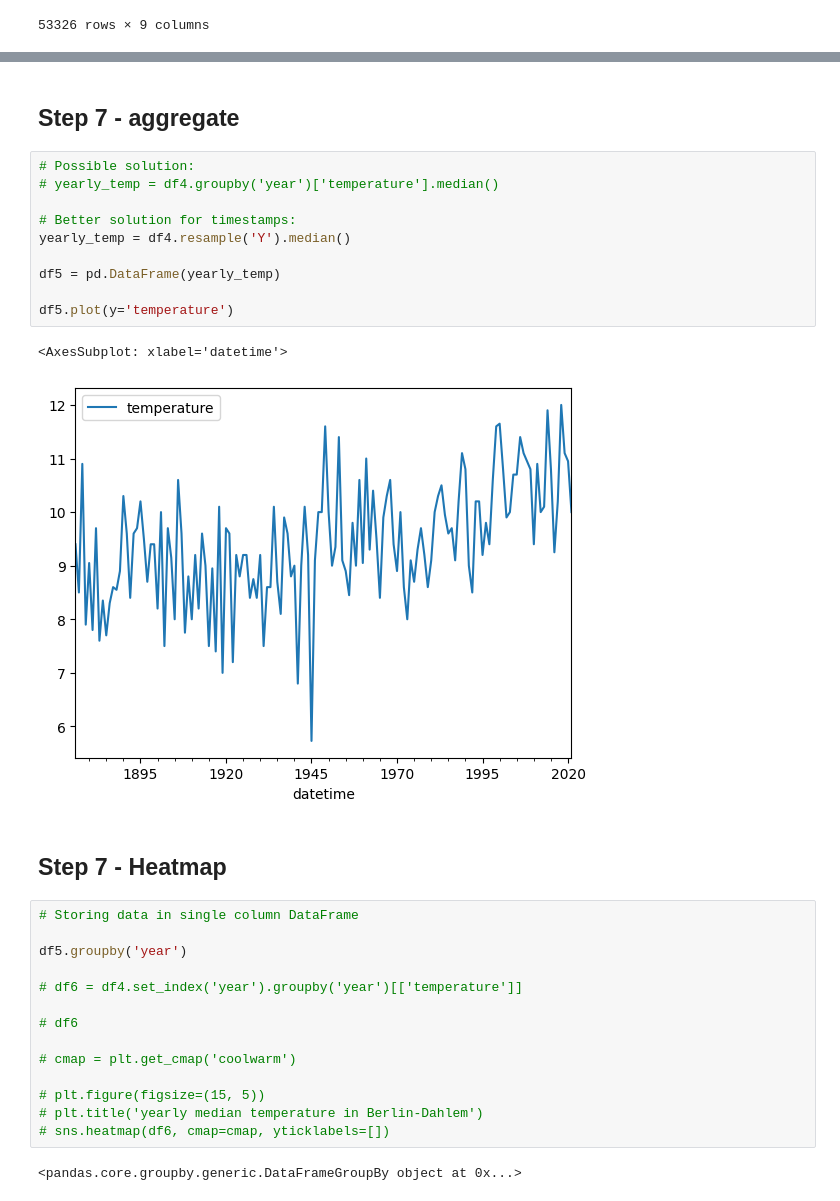
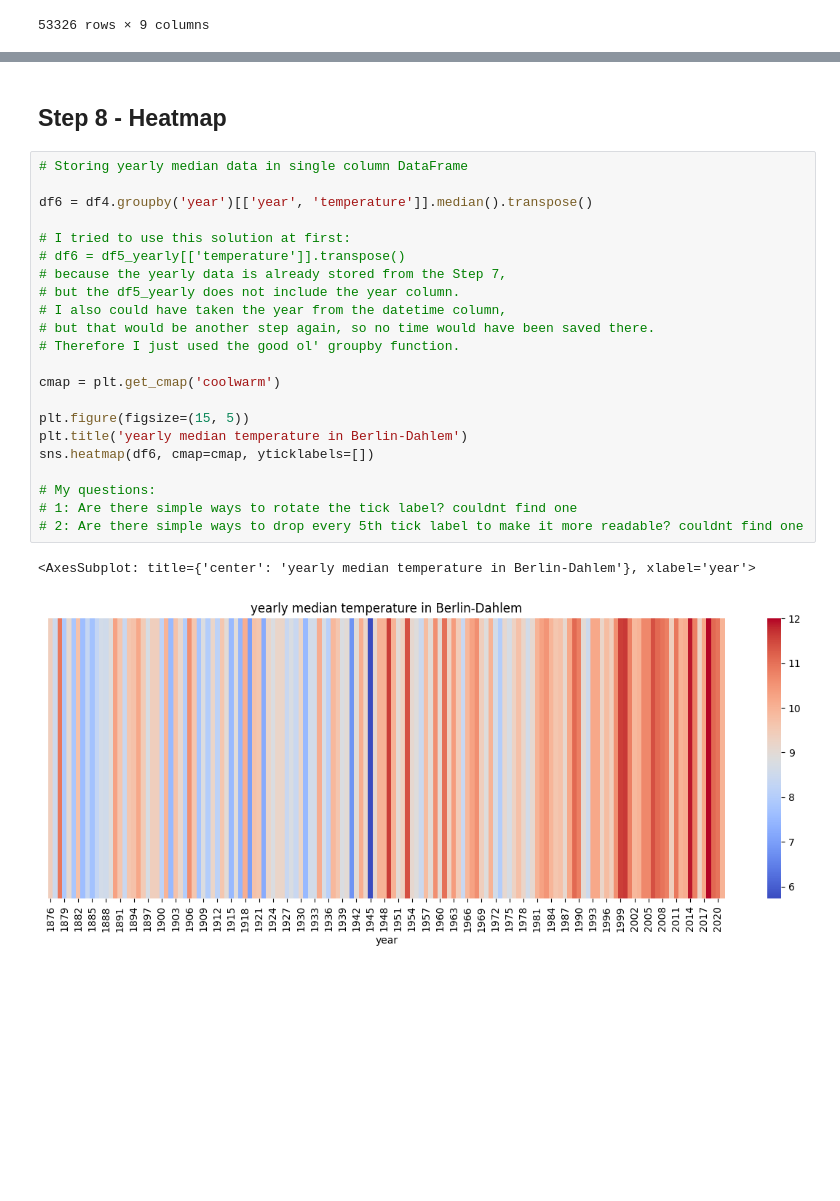
Before and after one commit to ZinoM21/data-science-fs2022, a Jupyter notebook: Homework/Project-2.1/climate-stripes.ipynb, the cells around one changed output, grey strips where cells are left out. Saved outputs shown, nothing was run; the diff lists cells and outputs as text; blank space fills up the shorter version.

```diff
--- a/Homework/Project-2.1/climate-stripes.ipynb
+++ b/Homework/Project-2.1/climate-stripes.ipynb
@@ -134,33 +168,27 @@ df4
 # %% [markdown]
-## Step 7 - aggregate
+## Step 8 - Heatmap
-# %%
-# Possible solution:
-# yearly_temp = df4.groupby('year')['temperature'].median()
-
-# Better solution for timestamps:
-yearly_temp = df4.resample('Y').median()
-
-df5 = pd.DataFrame(yearly_temp)
-
-df5.plot(y='temperature')
-# %% [output]
-<AxesSubplot: xlabel='datetime'>
-[figure, removed]
-# %% [markdown]
-## Step 7 - Heatmap
-# %%
-# Storing data in single column DataFrame
-
-df5.groupby('year')
-
-# df6 = df4.set_index('year').groupby('year')[['temperature']]
-
-# df6
-
-# cmap = plt.get_cmap('coolwarm')
-
-# plt.figure(figsize=(15, 5))
-# plt.title('yearly median temperature in Berlin-Dahlem')
-# sns.heatmap(df6, cmap=cmap, yticklabels=[])
-# %% [output]
-<pandas.core.groupby.generic.DataFrameGroupBy object at 0x...>
+# %%
+# Storing yearly median data in single column DataFrame
+
+df6 = df4.groupby('year')[['year', 'temperature']].median().transpose()
+
+# I tried to use this solution at first:
+# df6 = df5_yearly[['temperature']].transpose()
+# because the yearly data is already stored from the Step 7,
+# but the df5_yearly does not include the year column.
+# I also could have taken the year from the datetime column,
+# but that would be another step again, so no time would have been saved there.
+# Therefore I just used the good ol' groupby function.
+
+cmap = plt.get_cmap('coolwarm')
+
+plt.figure(figsize=(15, 5))
+plt.title('yearly median temperature in Berlin-Dahlem')
+sns.heatmap(df6, cmap=cmap, yticklabels=[])
+
+# My questions:
+# 1: Are there simple ways to rotate the tick label? couldnt find one
+# 2: Are there simple ways to drop every 5th tick label to make it more readable? couldnt find one
+# %% [output]
+<AxesSubplot: title={'center': 'yearly median temperature in Berlin-Dahlem'}, xlabel='year'>
+[figure, added]
```
Also changed, not shown: parts of 15 cells of this notebook.
